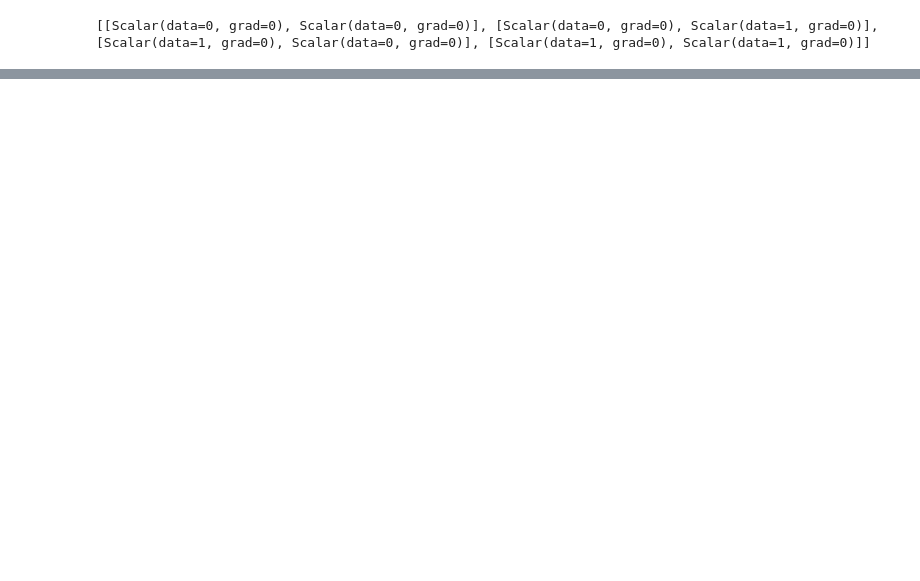
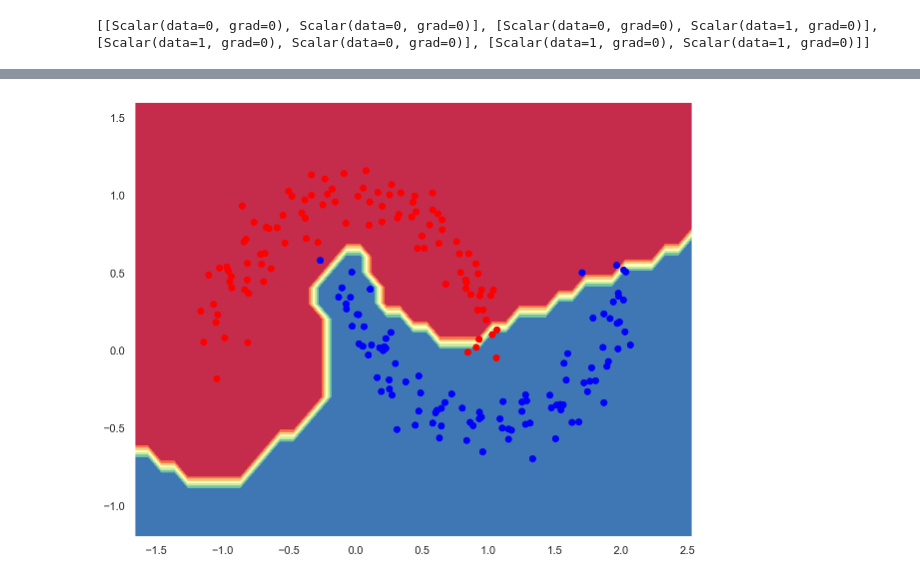
Before and after one commit to bpesquet/pyfit, a Jupyter notebook: demo.ipynb, the cells around one changed output, grey strips where cells are left out. Saved outputs shown, nothing was run; the diff lists cells and outputs as text; code cells hidden in the pictures; blank space fills up the shorter version.

```diff
--- a/demo.ipynb
+++ b/demo.ipynb
@@ -143,0 +181,16 @@ Epoch 499, loss = 3.143088571022705e-16
+# %%
+from pyfit.data import BatchIterator
+from pyfit.train import Trainer
+
+model = MLP(2, [16, 16, 1]) # 2 hidden layers
+print(model)
+print(f"Number of parameters: {len(model.parameters())}")
+
+optimizer = SGD(model.parameters(), learning_rate=0.01)
+data_iterator = BatchIterator(x_train, y_train)
+
+trainer = Trainer(model, optimizer, loss=mean_squared_error)
+loss, acc = trainer.fit(data_iterator, num_epochs=50, verbose=True)
+
+print(f"Training loss: {loss}")
+print(f"Training accuracy: {acc * 100:.2f}%")
@@ -143,0 +215,29 @@ Epoch 499, loss = 3.143088571022705e-16
+# %%
+def plot_decision_boundary(model, X, y):
+    """Plot a decision boundary"""
+
+    # Set min and max values and give it some padding
+    x_min, x_max = X[:, 0].min() - .5, X[:, 0].max() + .5
+    y_min, y_max = X[:, 1].min() - .5, X[:, 1].max() + .5
+
+    h = 0.1
+    # Generate a grid of points with distance h between them
+    xx, yy = np.meshgrid(np.arange(x_min, x_max, h),
+                         np.arange(y_min, y_max, h))
+
+    # Predict the function value for the whole grid
+    Xmesh = np.c_[xx.ravel(), yy.ravel()]
+    inputs = [list(map(Scalar, xrow)) for xrow in Xmesh]
+    outputs = list(map(model, inputs))
+    y_pred = [item for sublist in outputs for item in sublist]
+    Z = np.array([s.data > 0.5 for s in y_pred])
+    Z = Z.reshape(xx.shape)
+
+    # Plot the contour and training examples
+    plt.contourf(xx, yy, Z, cmap=plt.cm.Spectral)
+    cm_bright = ListedColormap(['#FF0000', '#0000FF'])
+    plt.scatter(X[:, 0], X[:, 1], c=y, cmap=cm_bright)
+
+plot_decision_boundary(model, x_train, y_train)
+# %% [output]
+[figure, added]
```
Also changed, not shown: parts of 14 cells of this notebook, 2 other files.
